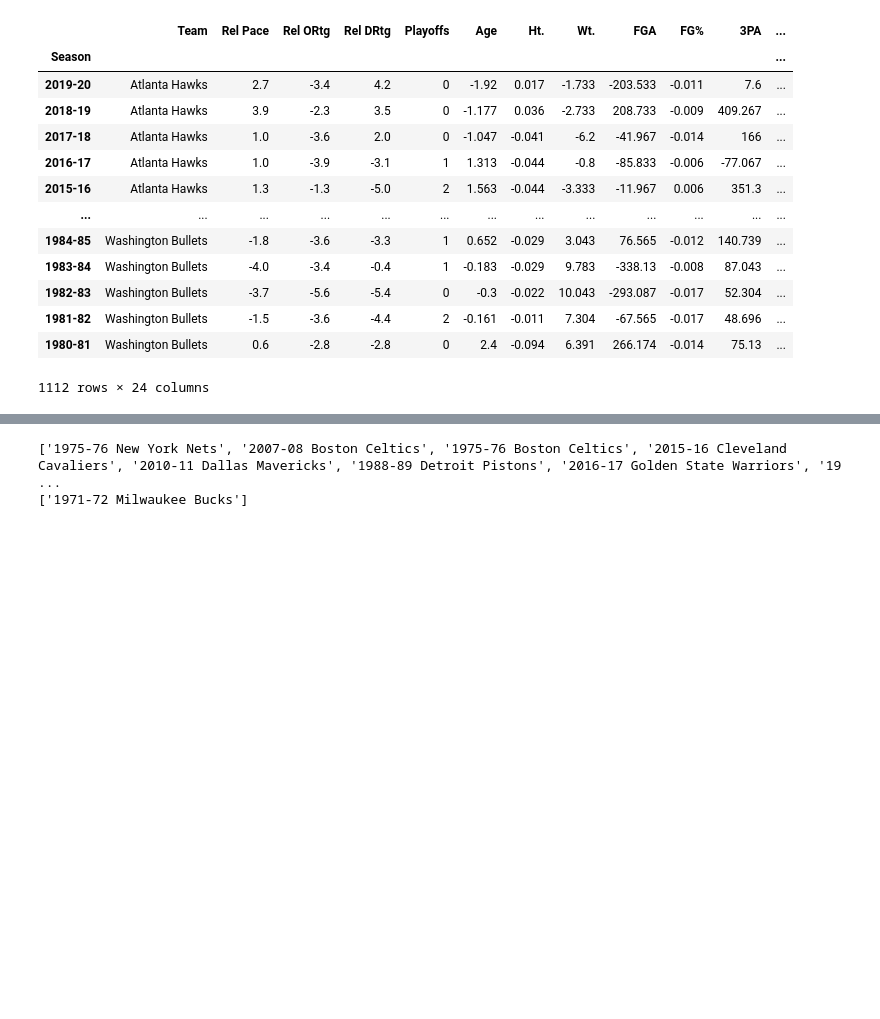
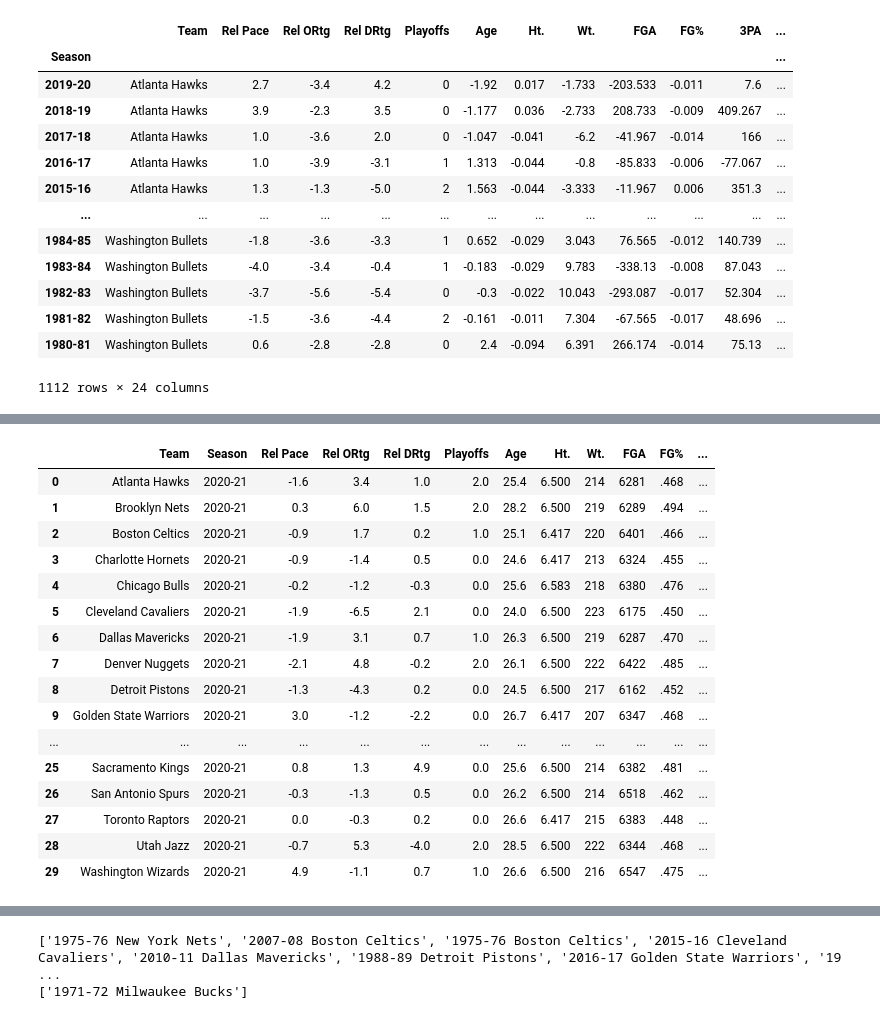
Before and after one commit to d-jenkins/NBA_Champs, a Jupyter notebook: Final_Project.ipynb, the cells around one changed output, grey strips where cells are left out. Saved outputs shown, nothing was run; the diff lists cells and outputs as text; code cells hidden in the pictures; blank space fills up the shorter version.

Commit message:
Better data, better model

```diff
--- a/Final_Project.ipynb
+++ b/Final_Project.ipynb
@@ -140,15 +133,19 @@ all_rel_stats
 from sklearn.preprocessing import LabelEncoder
 from tensorflow.keras.utils import to_categorical
 
-X = all_stats.drop(["Team", "Season", "Chip?"], axis=1)
-y = all_stats["Chip?"].values.reshape(-1, 1)
+# uncomment below to use only data for playoff teams
+rel_playoffs = all_rel_stats.loc[all_rel_stats['Playoffs'] > 0, :]
+X = rel_playoffs.drop(["Team", "Playoffs"], axis=1)
+y = rel_playoffs["Playoffs"].values.reshape(-1, 1)
 
-# label-encode y data
-label_encoder = LabelEncoder()
-label_encoder.fit(y)
-encoded_y = label_encoder.transform(y)
+# uncomment to use all data
+# X = all_rel_stats.drop(["Team", "Playoffs"], axis=1)
+# y = all_rel_stats["Playoffs"].values.reshape(-1, 1)
 
-# One-hot encodde y data
-y = to_categorical(encoded_y)
-
-y
+# uncomment to one hot encode data
+# # label-encode y data
+# label_encoder = LabelEncoder()
+# label_encoder.fit(y)
+# encoded_y = label_encoder.transform(y)
+# # One-hot encode y data
+# y = to_categorical(encoded_y)
@@ -165,3 +154,13 @@ array([[1., 0.],
 from sklearn.model_selection import train_test_split
 
 X_train, X_test, y_train, y_test = train_test_split(X, y, random_state=42)
+# %%
+from sklearn.svm import SVC
+
+# train model
+clf = SVC()
+clf.fit(X_train, y_train)
+
+# test model
+this = clf.predict(X)
+clf.score(X_test, y_test)
@@ -167,0 +375,24 @@ X_train, X_test, y_train, y_test = train_test_split(X, y, random_state=42)
+# %%
+ok = this_year_rel.drop(["Team", "Playoffs"], axis=1)
+bet = clf.predict(ok)
+
+this_year['Prediction'] = bet
+this_year
+# %% [output]
+|  | Team | Season | Rel Pace | Rel ORtg | Rel DRtg | Playoffs | Age | Ht. | Wt. | FGA | FG% | ... |
+| 0 | Atlanta Hawks | 2020-21 | -1.6 | 3.4 | 1.0 | 2.0 | 25.4 | 6.500 | 214 | 6281 | .468 | ... |
+| 1 | Brooklyn Nets | 2020-21 | 0.3 | 6.0 | 1.5 | 2.0 | 28.2 | 6.500 | 219 | 6289 | .494 | ... |
+| 2 | Boston Celtics | 2020-21 | -0.9 | 1.7 | 0.2 | 1.0 | 25.1 | 6.417 | 220 | 6401 | .466 | ... |
+| 3 | Charlotte Hornets | 2020-21 | -0.9 | -1.4 | 0.5 | 0.0 | 24.6 | 6.417 | 213 | 6324 | .455 | ... |
+| 4 | Chicago Bulls | 2020-21 | -0.2 | -1.2 | -0.3 | 0.0 | 25.6 | 6.583 | 218 | 6380 | .476 | ... |
+| 5 | Cleveland Cavaliers | 2020-21 | -1.9 | -6.5 | 2.1 | 0.0 | 24.0 | 6.500 | 223 | 6175 | .450 | ... |
+| 6 | Dallas Mavericks | 2020-21 | -1.9 | 3.1 | 0.7 | 1.0 | 26.3 | 6.500 | 219 | 6287 | .470 | ... |
+| 7 | Denver Nuggets | 2020-21 | -2.1 | 4.8 | -0.2 | 2.0 | 26.1 | 6.500 | 222 | 6422 | .485 | ... |
+| 8 | Detroit Pistons | 2020-21 | -1.3 | -4.3 | 0.2 | 0.0 | 24.5 | 6.500 | 217 | 6162 | .452 | ... |
+| 9 | Golden State Warriors | 2020-21 | 3.0 | -1.2 | -2.2 | 0.0 | 26.7 | 6.417 | 207 | 6347 | .468 | ... |
+| ... | ... | ... | ... | ... | ... | ... | ... | ... | ... | ... | ... | ... |
+| 25 | Sacramento Kings | 2020-21 | 0.8 | 1.3 | 4.9 | 0.0 | 25.6 | 6.500 | 214 | 6382 | .481 | ... |
+| 26 | San Antonio Spurs | 2020-21 | -0.3 | -1.3 | 0.5 | 0.0 | 26.2 | 6.500 | 214 | 6518 | .462 | ... |
+| 27 | Toronto Raptors | 2020-21 | 0.0 | -0.3 | 0.2 | 0.0 | 26.6 | 6.417 | 215 | 6383 | .448 | ... |
+| 28 | Utah Jazz | 2020-21 | -0.7 | 5.3 | -4.0 | 2.0 | 28.5 | 6.500 | 222 | 6344 | .468 | ... |
+| 29 | Washington Wizards | 2020-21 | 4.9 | -1.1 | 0.7 | 1.0 | 26.6 | 6.500 | 216 | 6547 | .475 | ... |
```
Also changed, not shown: parts of 17 cells of this notebook.
